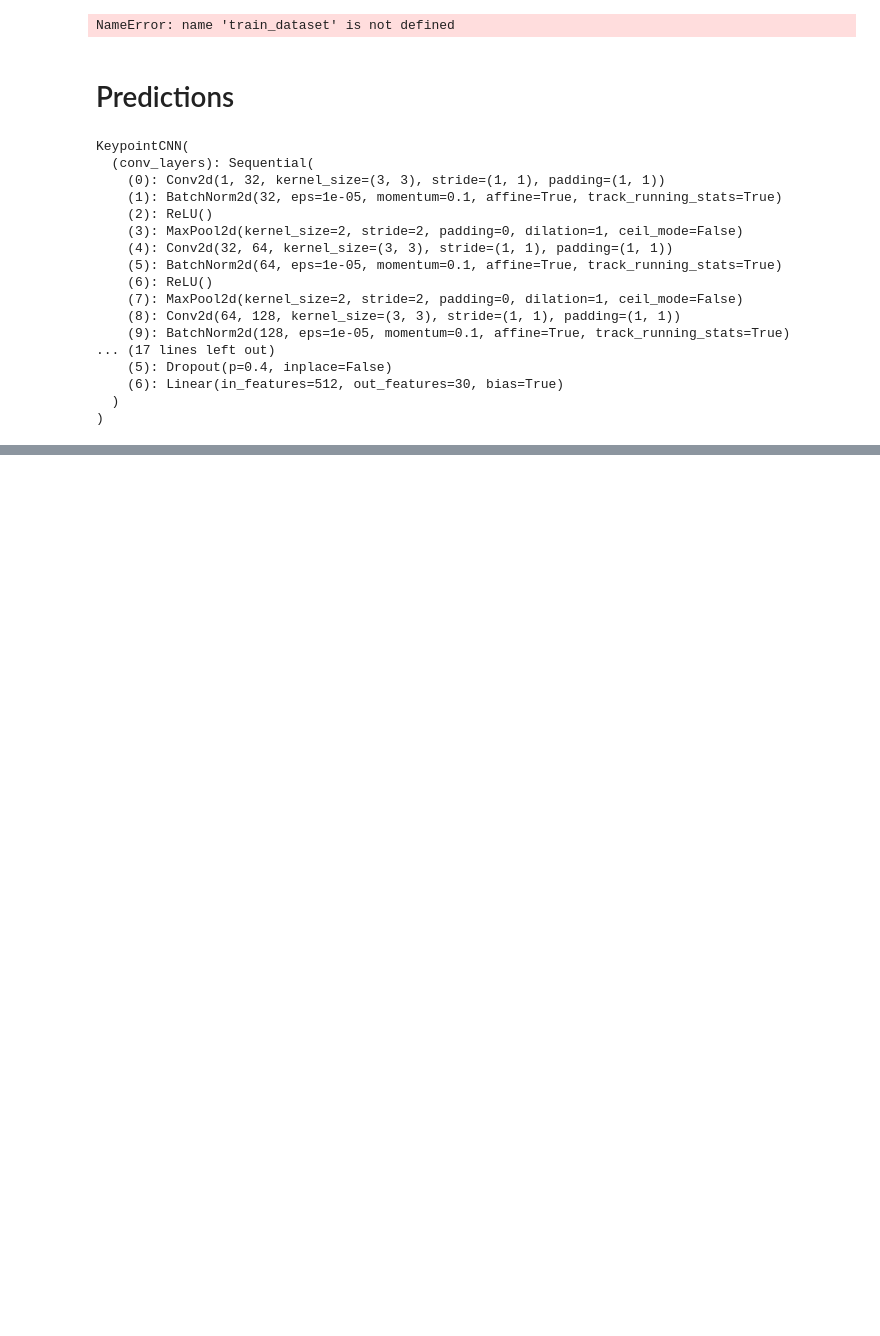
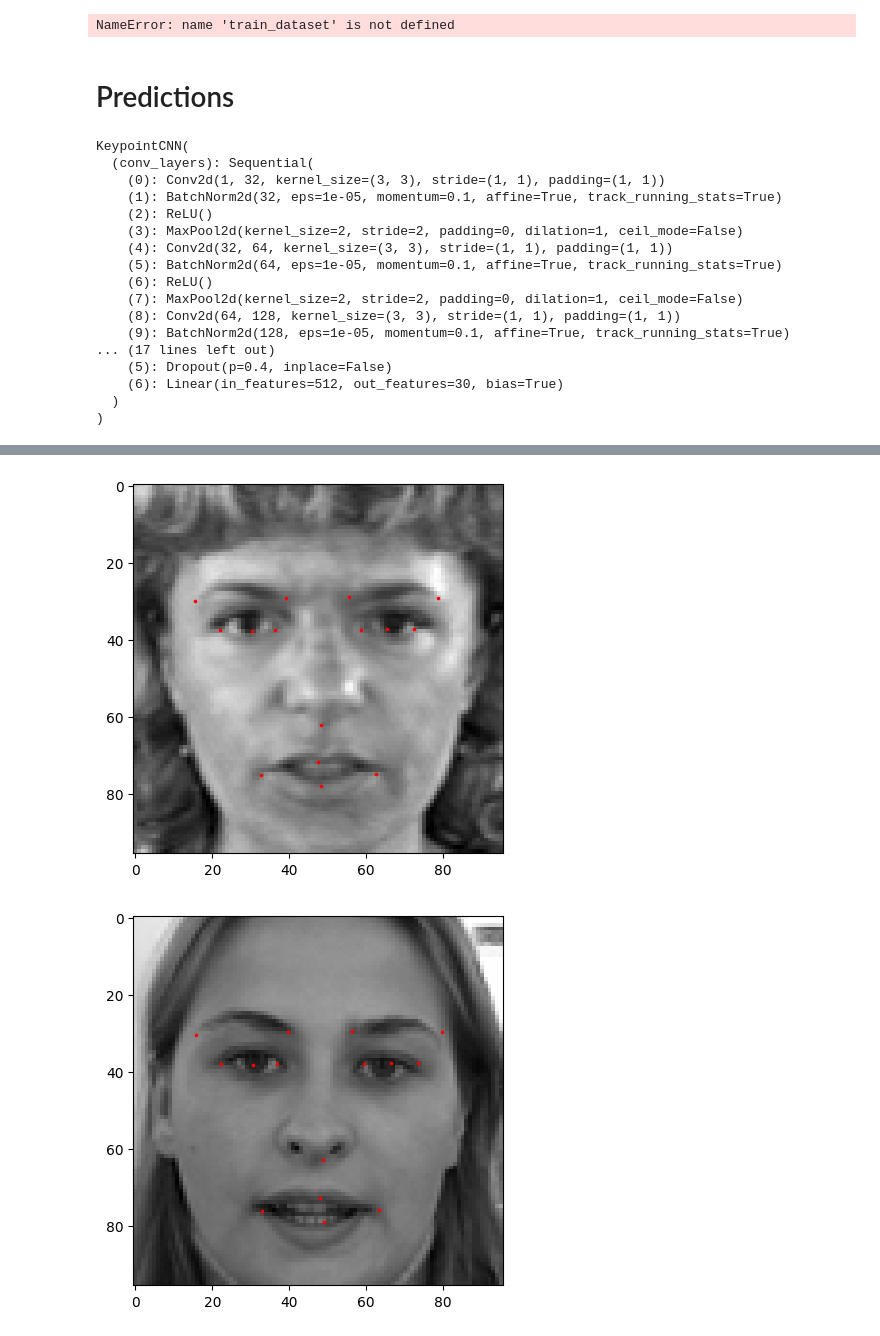
Before and after one commit to LoganBolton/FacialKeypointDetection, a Jupyter notebook: keypoint.ipynb, the cells around one changed output, grey strips where cells are left out. Drawn from its saved outputs; the diff is of its cells as text; code cells hidden in the pictures; blank space fills up the shorter version.

Commit message:
show ex

```diff
--- a/keypoint.ipynb
+++ b/keypoint.ipynb
@@ -463,0 +510,40 @@ print(submission_df.shape)
+# %%
+def predict_keypoints(image_path):
+    # Preprocess the image
+    img_tensor = preprocess_image(image_path).to(device)
+
+    # Make prediction
+    with torch.no_grad():
+        outputs = model(img_tensor)
+
+    # Convert outputs to numpy array and reshape
+    keypoints = outputs.cpu().numpy().reshape(-1, 2)
+    # print(keypoints)
+    return keypoints
+# %%
+def visualize_keypoints(image_path, keypoints):
+    img = Image.open(image_path).convert('L').resize((96, 96))
+    img_np = np.array(img, dtype='uint8')
+
+    plt.imshow(img_np, cmap='gray')
+    plt.scatter(keypoints[:, 0], keypoints[:, 1], s=10, marker='.', c='red')
+    plt.show()
+
+image_path = 'data/images/test1.png'
+keypoints = predict_keypoints(image_path)
+visualize_keypoints(image_path, keypoints)
+
+image_path = 'data/images/test2.png'
+keypoints = predict_keypoints(image_path)
+visualize_keypoints(image_path, keypoints)
+
+image_path = 'data/images/test5.png'
+keypoints = predict_keypoints(image_path)
+visualize_keypoints(image_path, keypoints)
+
+image_path = 'data/images/test4.png'
+keypoints = predict_keypoints(image_path)
+visualize_keypoints(image_path, keypoints)
+# %% [output]
+[figure, added]
+[figure, added]
```
Also changed, not shown: parts of 9 cells of this notebook, 2 other files.
